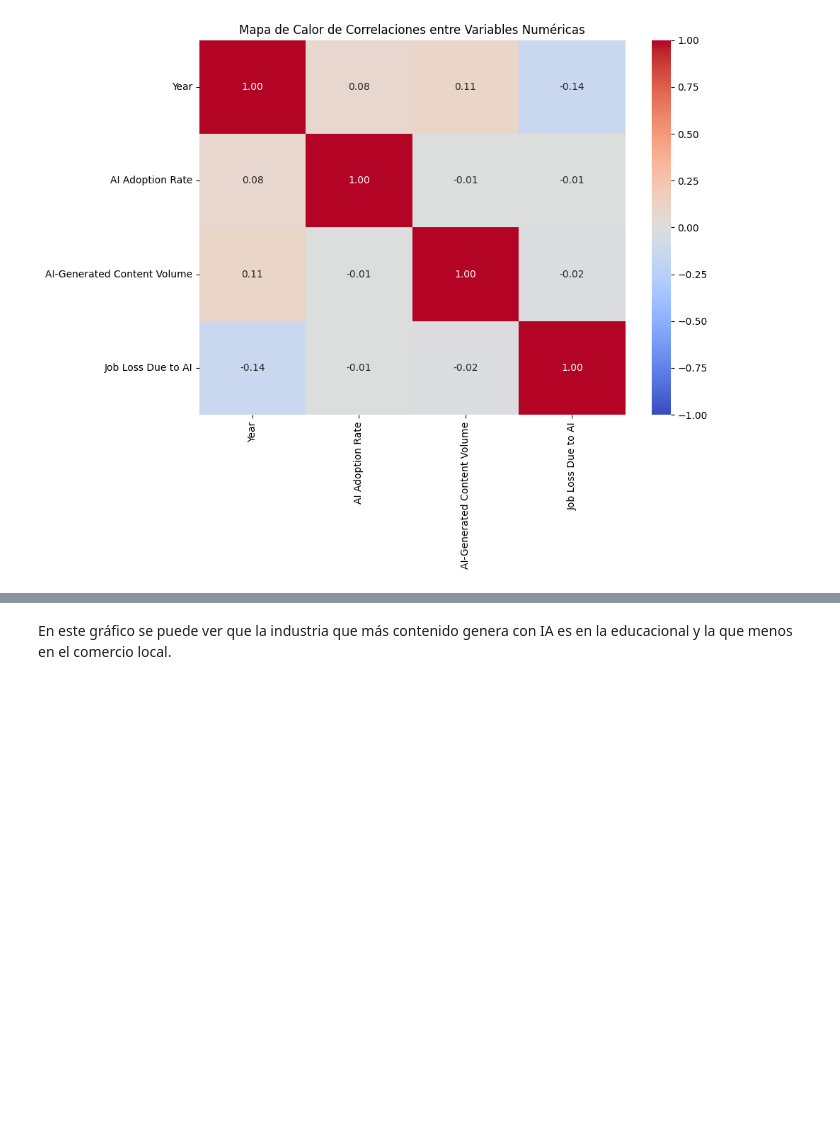
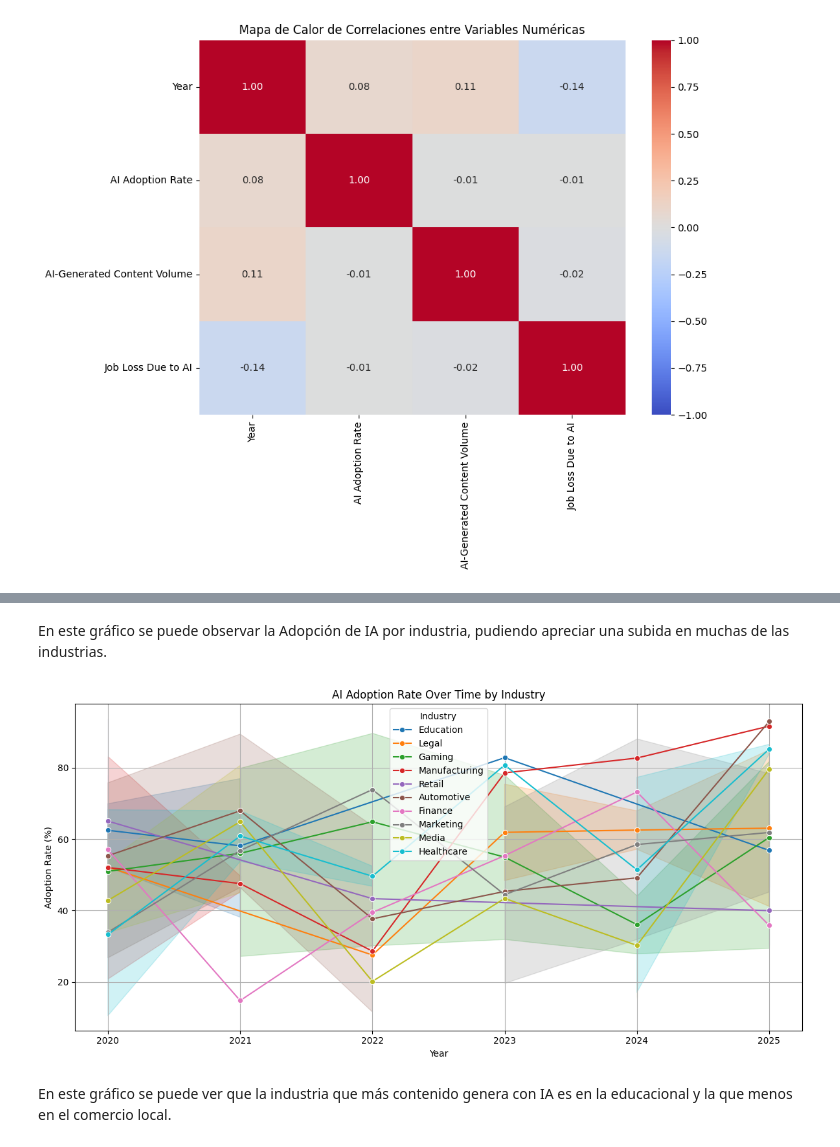
Before and after one commit to inigomurga/analisis-G2, a Jupyter notebook: IA_EDA.ipynb, the cells around one changed output, grey strips where cells are left out. Cells and saved outputs as stored; diff of their text form; code cells hidden in the pictures; blank space fills up the shorter version.

```diff
--- a/IA_EDA.ipynb
+++ b/IA_EDA.ipynb
@@ -246,3 +242,15 @@ plt.show()
+# %% [markdown]
+En este gráfico se puede observar la Adopción de IA por industria, pudiendo apreciar una subida en muchas de las industrias.
+# %%
+plt.figure(figsize=(12, 6))
+sns.lineplot(data=df2, x='Year', y='AI Adoption Rate', hue='Industry', marker='o')
+plt.title('AI Adoption Rate Over Time by Industry')
+plt.ylabel('Adoption Rate (%)')
+plt.grid(True)
+plt.tight_layout()
+plt.show()
+# %% [output]
+[figure, added]
 # %% [markdown]
 En este gráfico se puede ver que la industria que más contenido genera con IA es en la educacional y la que menos en el comercio local.
 # %%
```
Also changed, not shown: parts of 8 cells of this notebook.
